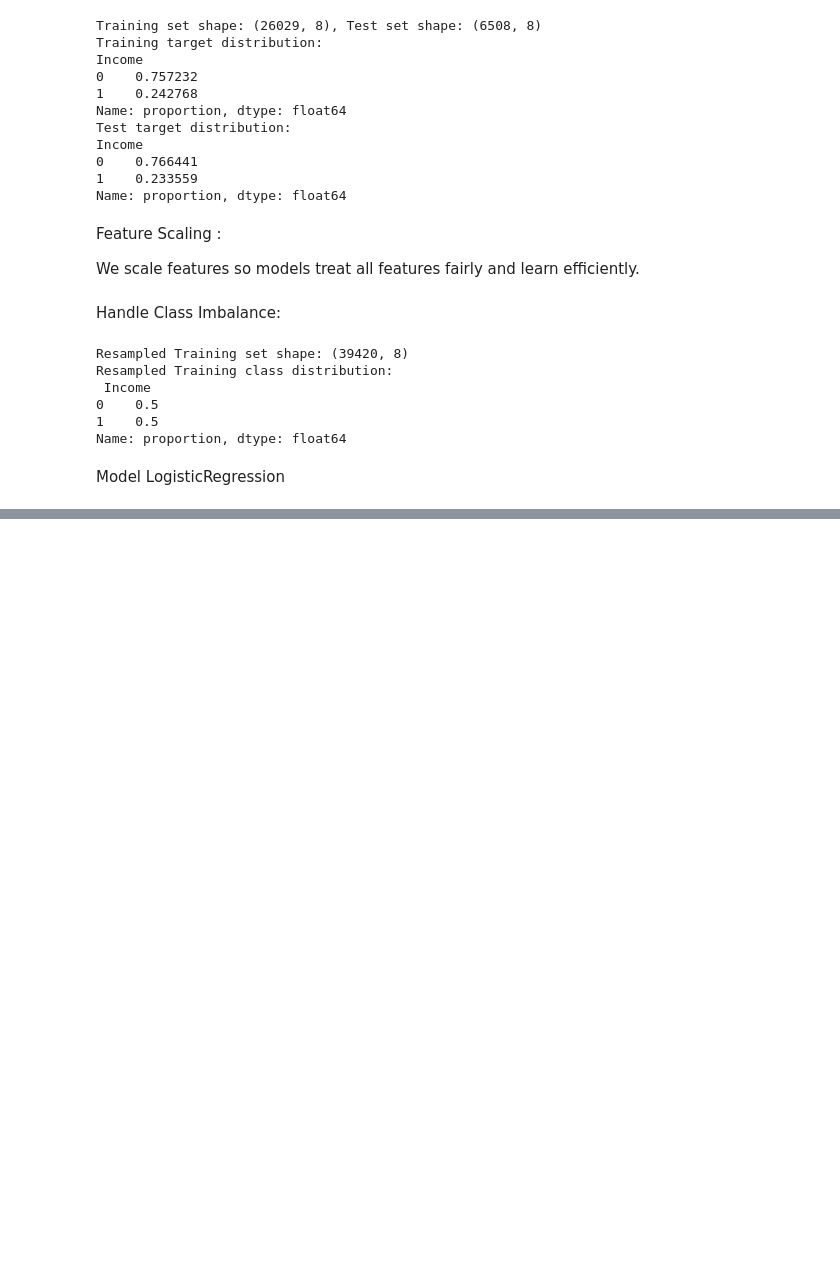
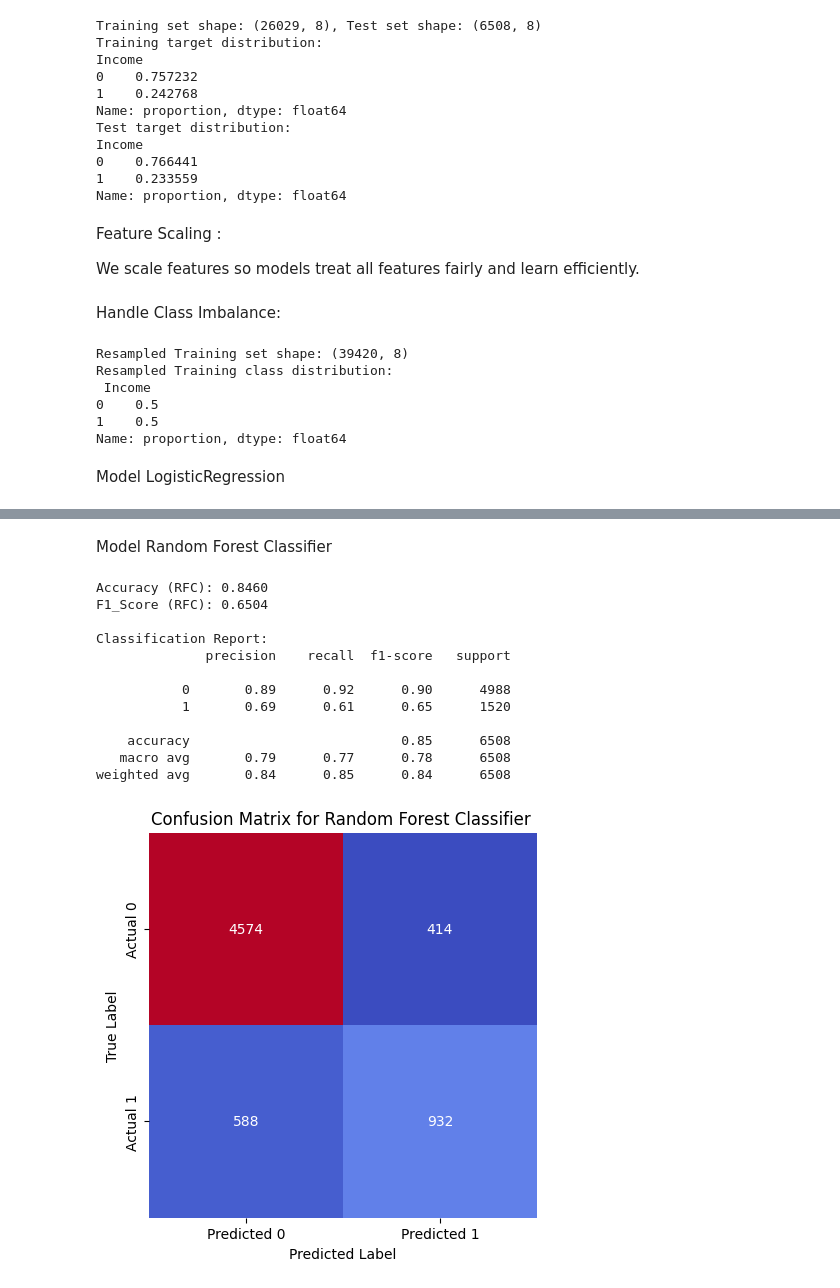
Before and after one commit to kunalvanjani705-tech/Income-Census-Classification, a Jupyter notebook: Censusincome.ipynb, the cells around one changed output, grey strips where cells are left out. Cells and saved outputs as stored; diff of their text form; code cells hidden in the pictures; blank space fills up the shorter version.

```diff
--- a/Censusincome.ipynb
+++ b/Censusincome.ipynb
@@ -552,0 +612,45 @@ weighted avg       0.81      0.82      0.81      6508
+# %% [markdown]
+Model Random Forest Classifier
+# %%
+Model_rfc=RandomForestClassifier(n_estimators=120, random_state=42)
+Model_rfc.fit(X_train, y_train)
+
+y_pred_rfc=Model_rfc.predict(X_test)
+
+
+#accuracy socre
+accuracy_rfc = accuracy_score(y_test, y_pred_rfc)
+print(f"Accuracy (RFC): {accuracy_rfc:.4f}")
+
+F1_Score_dtc=f1_score(y_test, y_pred_rfc)
+print(f"F1_Score (RFC): {F1_Score_dtc:.4f}")
+
+print("\nClassification Report:")
+print(classification_report(y_test,y_pred_rfc))
+
+cm2=confusion_matrix(y_test,y_pred_rfc)
+
+
+#plotting confusion matrix
+plt.figure(figsize=(5,5))
+sns.heatmap(cm2, annot=True, fmt='d',cmap='coolwarm',cbar=False,
+            xticklabels=['Predicted 0','Predicted 1'],
+            yticklabels=['Actual 0', 'Actual 1'])
+plt.title('Confusion Matrix for Random Forest Classifier ')
+plt.xlabel('Predicted Label')
+plt.ylabel('True Label')
+plt.show()
+# %% [output]
+Accuracy (RFC): 0.8460
+F1_Score (RFC): 0.6504
+
+Classification Report:
+              precision    recall  f1-score   support
+
+           0       0.89      0.92      0.90      4988
+           1       0.69      0.61      0.65      1520
+
+    accuracy                           0.85      6508
+   macro avg       0.79      0.77      0.78      6508
+weighted avg       0.84      0.85      0.84      6508
+[figure, added]
```
Also changed, not shown: parts of 13 cells of this notebook.
